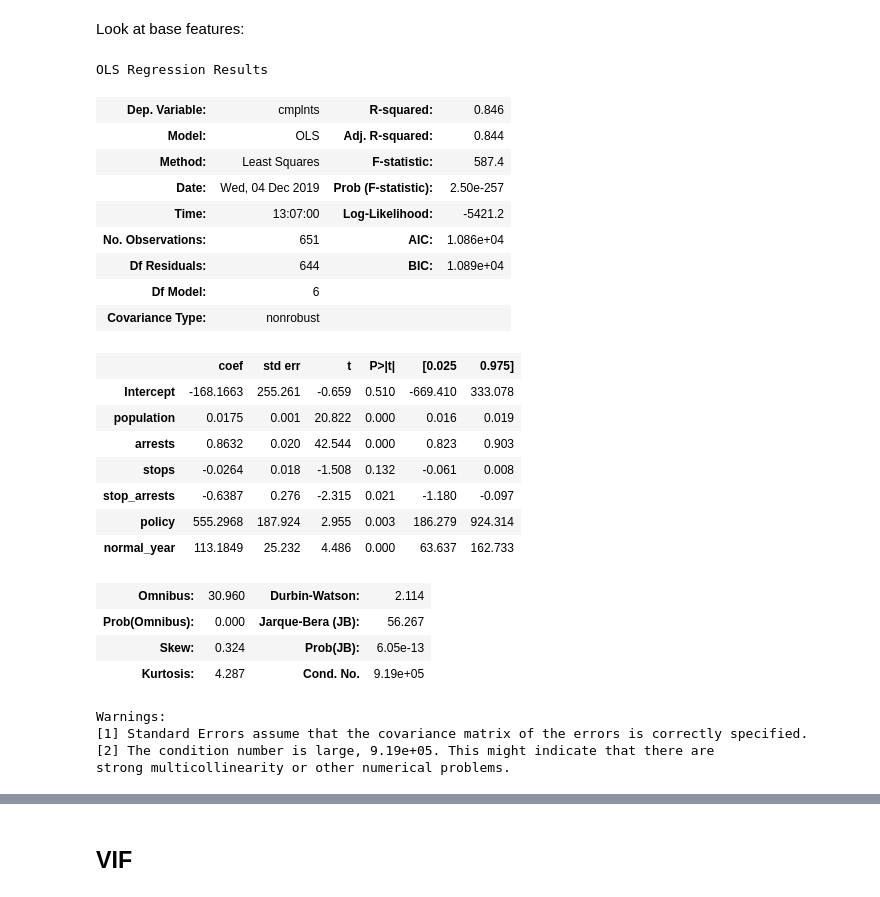
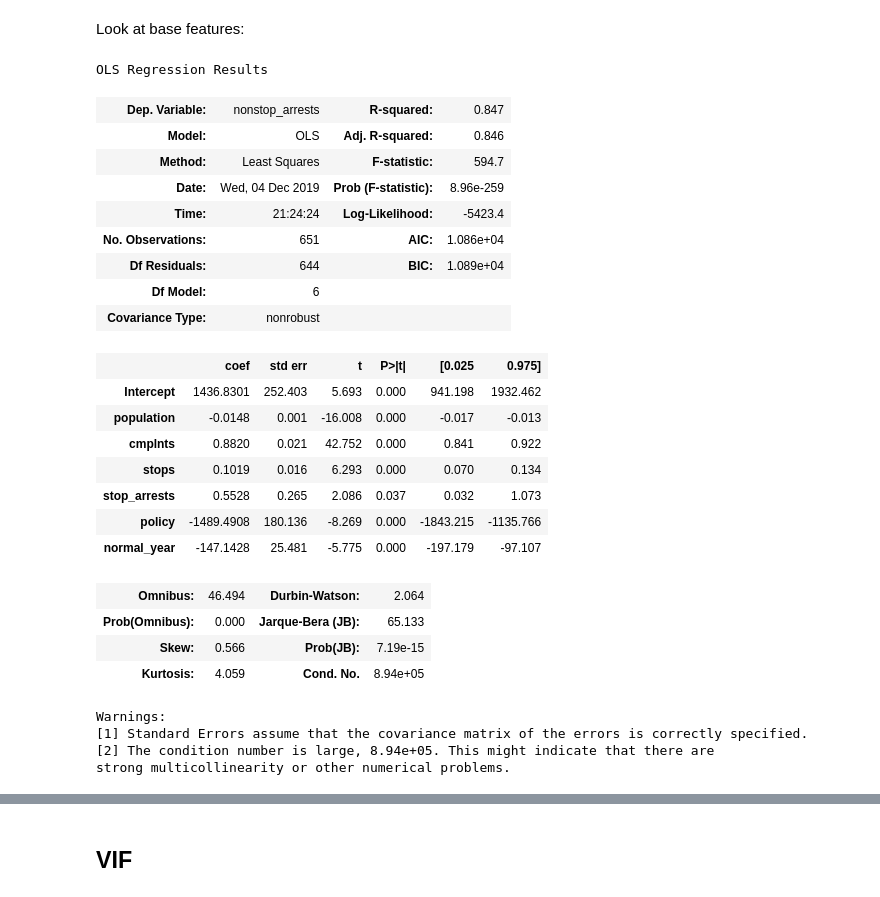
Before and after one commit to anilca-lab/FIS-Mod4-Project, a Jupyter notebook: brad_modeling.ipynb, the cells around one changed output, grey strips where cells are left out. Cells and saved outputs as stored; diff of their text form; code cells hidden in the pictures.

```diff
--- a/brad_modeling.ipynb
+++ b/brad_modeling.ipynb
@@ -45,34 +45,34 @@ import statsmodels.api as sm
 # %% [markdown]
 Look at base features:
 # %%
-x_vars = ['population', 'arrests', 'stops', 'stop_arrests', 'policy', 'normal_year']
-results = dm.run_ols(df, x_vars, 'cmplnts')
+x_vars = ['population', 'cmplnts', 'stops', 'stop_arrests', 'policy', 'normal_year']
+results = dm.run_ols(df, x_vars, 'nonstop_arrests')
 results['result'].summary()
 # %% [output]
 OLS Regression Results
-| Dep. Variable: | cmplnts | R-squared: | 0.846 |
-| Model: | OLS | Adj. R-squared: | 0.844 |
-| Method: | Least Squares | F-statistic: | 587.4 |
-| Date: | Wed, 04 Dec 2019 | Prob (F-statistic): | 2.50e-257 |
-| Time: | 13:07:00 | Log-Likelihood: | -5421.2 |
+| Dep. Variable: | nonstop_arrests | R-squared: | 0.847 |
+| Model: | OLS | Adj. R-squared: | 0.846 |
+| Method: | Least Squares | F-statistic: | 594.7 |
+| Date: | Wed, 04 Dec 2019 | Prob (F-statistic): | 8.96e-259 |
+| Time: | 21:24:24 | Log-Likelihood: | -5423.4 |
 | No. Observations: | 651 | AIC: | 1.086e+04 |
 | Df Residuals: | 644 | BIC: | 1.089e+04 |
 | Df Model: | 6 |  |  |
 | Covariance Type: | nonrobust |  |  |
 |  | coef | std err | t | P>|t| | [0.025 | 0.975] |
-| Intercept | -168.1663 | 255.261 | -0.659 | 0.510 | -669.410 | 333.078 |
-| population | 0.0175 | 0.001 | 20.822 | 0.000 | 0.016 | 0.019 |
-| arrests | 0.8632 | 0.020 | 42.544 | 0.000 | 0.823 | 0.903 |
-| stops | -0.0264 | 0.018 | -1.508 | 0.132 | -0.061 | 0.008 |
-| stop_arrests | -0.6387 | 0.276 | -2.315 | 0.021 | -1.180 | -0.097 |
-| policy | 555.2968 | 187.924 | 2.955 | 0.003 | 186.279 | 924.314 |
-| normal_year | 113.1849 | 25.232 | 4.486 | 0.000 | 63.637 | 162.733 |
+| Intercept | 1436.8301 | 252.403 | 5.693 | 0.000 | 941.198 | 1932.462 |
+| population | -0.0148 | 0.001 | -16.008 | 0.000 | -0.017 | -0.013 |
+| cmplnts | 0.8820 | 0.021 | 42.752 | 0.000 | 0.841 | 0.922 |
+| stops | 0.1019 | 0.016 | 6.293 | 0.000 | 0.070 | 0.134 |
+| stop_arrests | 0.5528 | 0.265 | 2.086 | 0.037 | 0.032 | 1.073 |
+| policy | -1489.4908 | 180.136 | -8.269 | 0.000 | -1843.215 | -1135.766 |
+| normal_year | -147.1428 | 25.481 | -5.775 | 0.000 | -197.179 | -97.107 |
-| Omnibus: | 30.960 | Durbin-Watson: | 2.114 |
-| Prob(Omnibus): | 0.000 | Jarque-Bera (JB): | 56.267 |
-| Skew: | 0.324 | Prob(JB): | 6.05e-13 |
-| Kurtosis: | 4.287 | Cond. No. | 9.19e+05 |
+| Omnibus: | 46.494 | Durbin-Watson: | 2.064 |
+| Prob(Omnibus): | 0.000 | Jarque-Bera (JB): | 65.133 |
+| Skew: | 0.566 | Prob(JB): | 7.19e-15 |
+| Kurtosis: | 4.059 | Cond. No. | 8.94e+05 |
 Warnings:
 [1] Standard Errors assume that the covariance matrix of the errors is correctly specified.
-[2] The condition number is large, 9.19e+05. This might indicate that there are
+[2] The condition number is large, 8.94e+05. This might indicate that there are
 strong multicollinearity or other numerical problems.
 # %%
```
Also changed, not shown: parts of 19 cells of this notebook.
